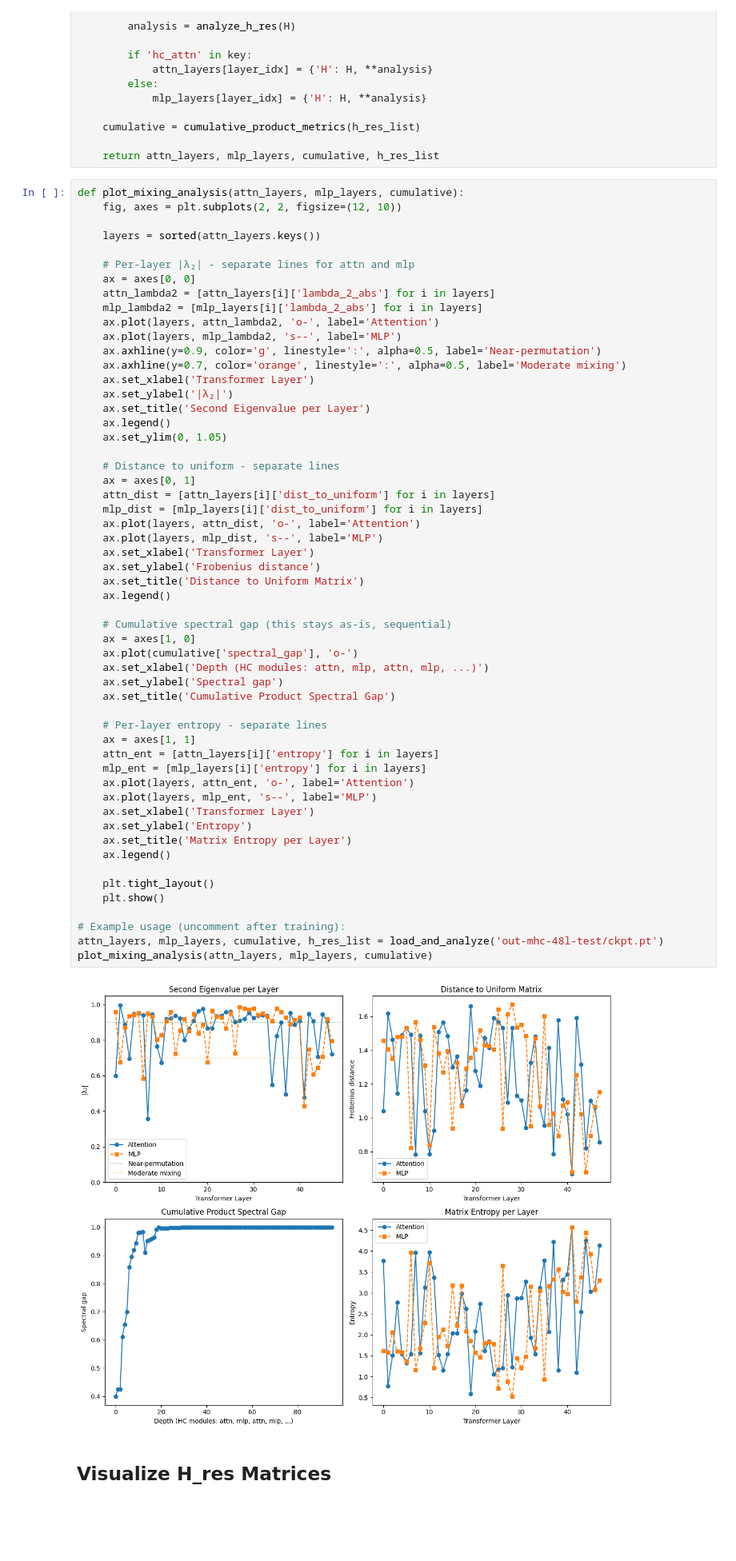
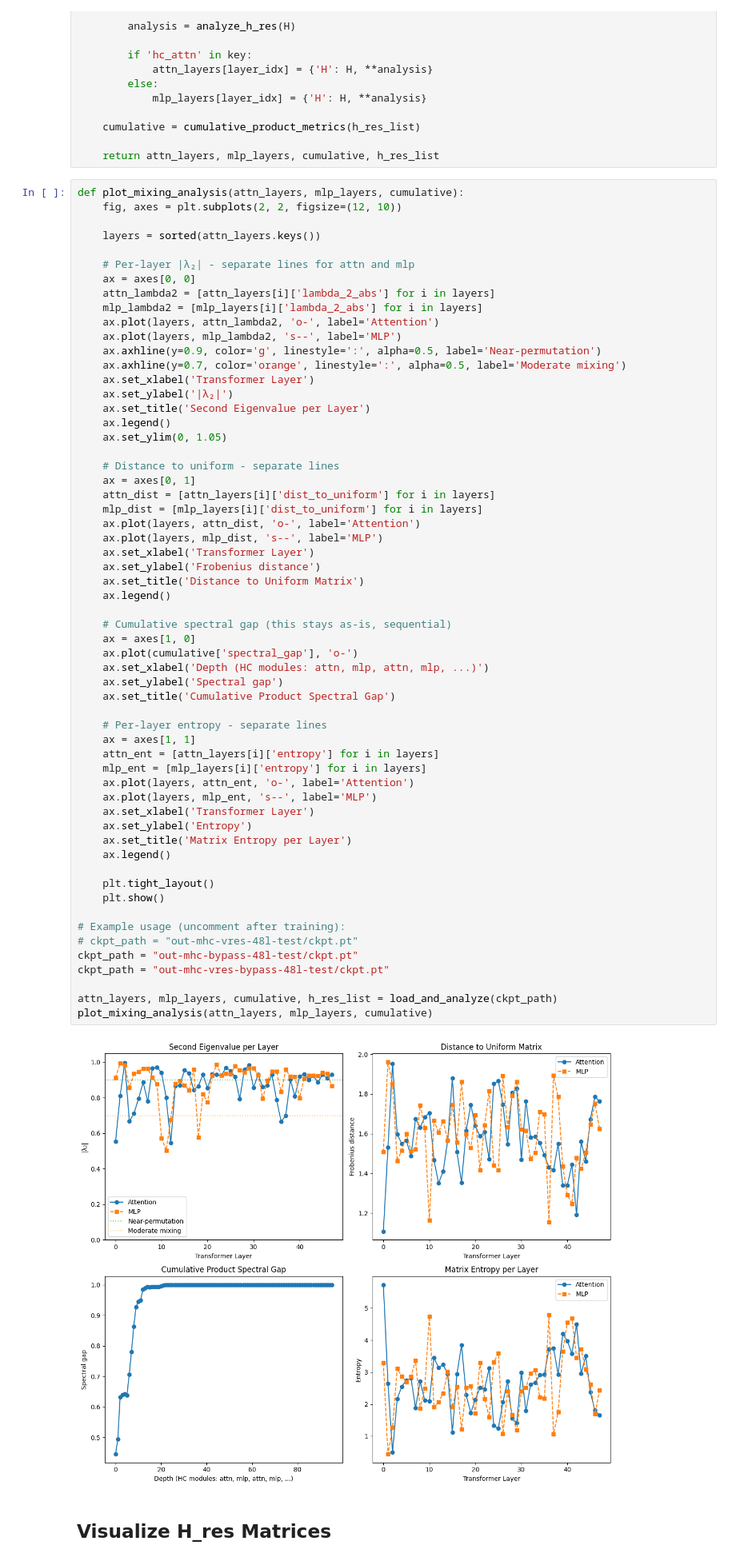
Before and after one commit to pherber3/mHC-manifold-constrained-hyper-connections, a Jupyter notebook: notebooks/markov_mixing_experiments.ipynb, the cells around one changed output. Shown at 80% size. Cells and saved outputs as stored; diff of their text form; blank space fills up the shorter version.

```diff
--- a/notebooks/markov_mixing_experiments.ipynb
+++ b/notebooks/markov_mixing_experiments.ipynb
@@ -572,35 +582,39 @@ def plot_mixing_analysis(attn_layers, mlp_layers, cumulative):
     ax.plot(layers, mlp_dist, 's--', label='MLP')
     ax.set_xlabel('Transformer Layer')
     ax.set_ylabel('Frobenius distance')
     ax.set_title('Distance to Uniform Matrix')
     ax.legend()
 
     # Cumulative spectral gap (this stays as-is, sequential)
     ax = axes[1, 0]
     ax.plot(cumulative['spectral_gap'], 'o-')
     ax.set_xlabel('Depth (HC modules: attn, mlp, attn, mlp, ...)')
     ax.set_ylabel('Spectral gap')
     ax.set_title('Cumulative Product Spectral Gap')
 
     # Per-layer entropy - separate lines
     ax = axes[1, 1]
     attn_ent = [attn_layers[i]['entropy'] for i in layers]
     mlp_ent = [mlp_layers[i]['entropy'] for i in layers]
     ax.plot(layers, attn_ent, 'o-', label='Attention')
     ax.plot(layers, mlp_ent, 's--', label='MLP')
     ax.set_xlabel('Transformer Layer')
     ax.set_ylabel('Entropy')
     ax.set_title('Matrix Entropy per Layer')
     ax.legend()
 
     plt.tight_layout()
     plt.show()
 
 # Example usage (uncomment after training):
-attn_layers, mlp_layers, cumulative, h_res_list = load_and_analyze('out-mhc-48l-test/ckpt.pt')
+# ckpt_path = "out-mhc-vres-48l-test/ckpt.pt"
+ckpt_path = "out-mhc-bypass-48l-test/ckpt.pt"
+ckpt_path = "out-mhc-vres-bypass-48l-test/ckpt.pt"
+
+attn_layers, mlp_layers, cumulative, h_res_list = load_and_analyze(ckpt_path)
 plot_mixing_analysis(attn_layers, mlp_layers, cumulative)
 # %% [output]
-[figure, old version]
+[figure, new version]
 # %% [markdown]
 ## Visualize H_res Matrices
 # %%
```
Also changed, not shown: parts of 12 cells of this notebook.
